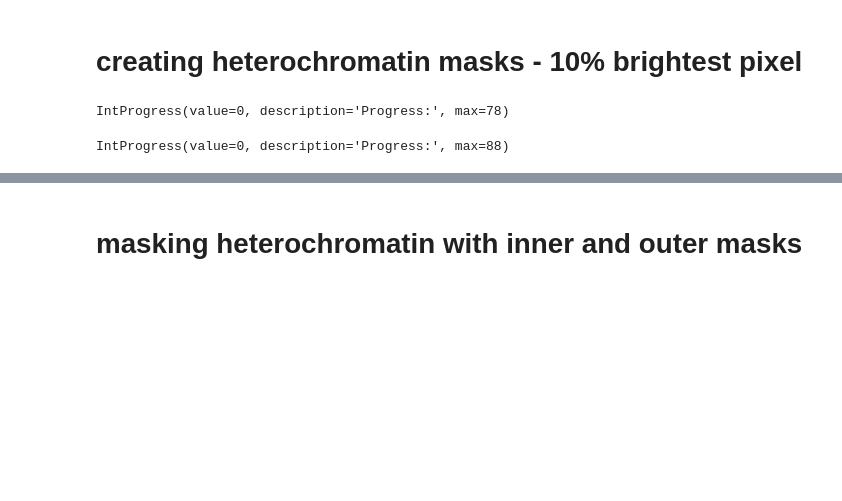
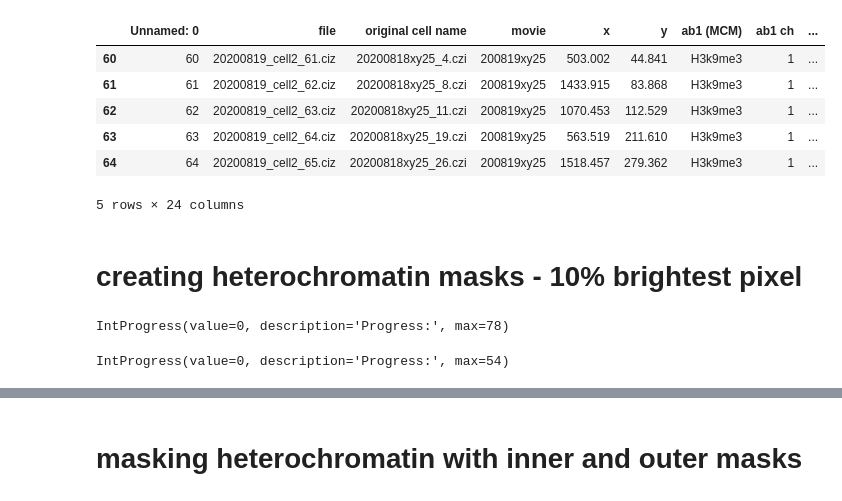
Before and after one commit to purvislab/MCM_project, a Jupyter notebook: mask creation & signal calculations/200814_masks_creation-h3k9me3-het-thresholds.ipynb, the cells around one changed output, grey strips where cells are left out. Saved outputs shown, nothing was run; the diff lists cells and outputs as text; code cells hidden in the pictures; blank space fills up the shorter version.

```diff
--- a/mask creation & signal calculations/200814_masks_creation-h3k9me3-het-thresholds.ipynb
+++ b/mask creation & signal calculations/200814_masks_creation-h3k9me3-het-thresholds.ipynb
@@ -39,6 +39,23 @@ h3k9me3=pd.read_csv(file)
 ## channels: 0 = h3k9me3, 1= MCM, 2=DAPI
 file=f'{bigDir}\\20200615_h3k9me3\\cellinfo_200615v2.csv'
 h3k9me3_2=pd.read_csv(file)
+# %%
+# seventh (h3k9me3) dataset
+## channels: 0 = h3k9me3, 1= MCM, 2=DAPI
+file=f'{bigDir}\\20200829_h3k9me3\\200819_cellinfo_v2.csv'
+h3k9me3_3=pd.read_csv(file)
+# %%
+h3k9me3_data=h3k9me3_3.loc[h3k9me3_3.group=='Mgcl2',:]
+# %%
+h3k9me3_data.head()
+# %% [output]
+|  | Unnamed: 0 | file | original cell name | movie | x | y | ab1 (MCM) | ab1 ch | ... |
+| 60 | 60 | 20200819_cell2_61.ciz | 20200818xy25_4.czi | 200819xy25 | 503.002 | 44.841 | H3k9me3 | 1 | ... |
+| 61 | 61 | 20200819_cell2_62.ciz | 20200818xy25_8.czi | 200819xy25 | 1433.915 | 83.868 | H3k9me3 | 1 | ... |
+| 62 | 62 | 20200819_cell2_63.ciz | 20200818xy25_11.czi | 200819xy25 | 1070.453 | 112.529 | H3k9me3 | 1 | ... |
+| 63 | 63 | 20200819_cell2_64.ciz | 20200818xy25_19.czi | 200819xy25 | 563.519 | 211.610 | H3k9me3 | 1 | ... |
+| 64 | 64 | 20200819_cell2_65.ciz | 20200818xy25_26.czi | 200819xy25 | 1518.457 | 279.362 | H3k9me3 | 1 | ... |
+5 rows × 24 columns
 # %% [markdown]
 # creating heterochromatin masks - 10% brightest pixel
 # %%
@@ -131,11 +148,14 @@ def create_het_mask(name,data,percentage):
 
 
         progBar.value=progBar.value+1
+# %%
+create_het_mask('h3k9me3',h3k9me3_2,10)
+create_het_mask('h3k9me3',h3k9me3,10)
+create_het_mask('h3k9me3',h3k9me3,50)
+create_het_mask('h3k9me3',h3k9me3_2,50)
+# %% [output]
+IntProgress(value=0, description='Progress:', max=78)
 # %%
-create_het_mask('h3k9me3',h3k9me3,10)
+create_het_mask('h3k9me3',h3k9me3_data,40)
 # %% [output]
-IntProgress(value=0, description='Progress:', max=78)
+IntProgress(value=0, description='Progress:', max=54)
-# %%
-create_het_mask('h3k9me3',h3k9me3_2,10)
-# %% [output]
-IntProgress(value=0, description='Progress:', max=88)
```
Also changed, not shown: parts of 6 cells of this notebook, 2 other files.
